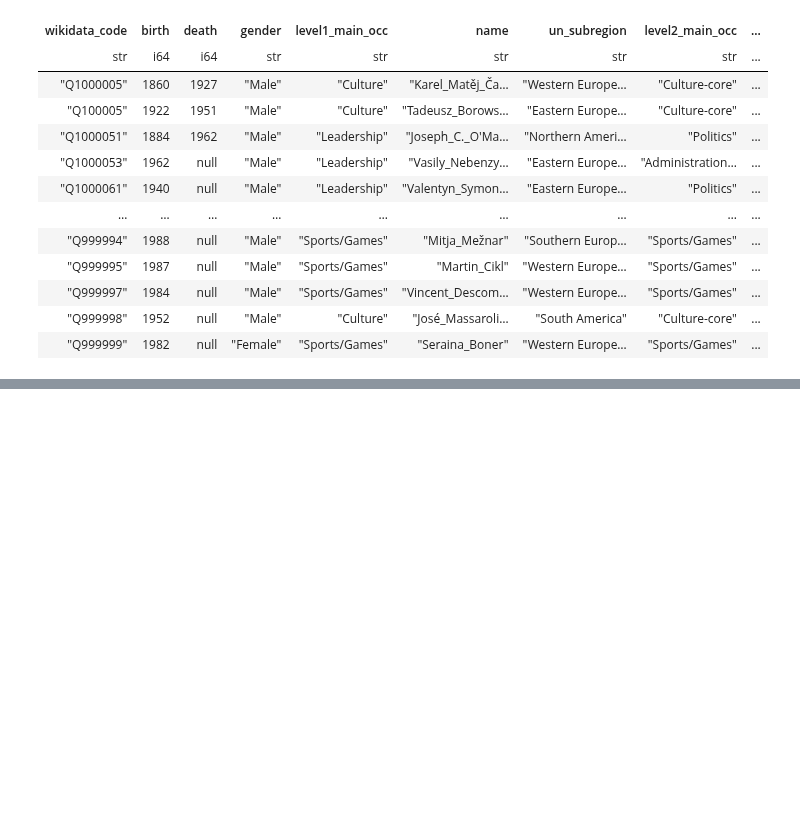
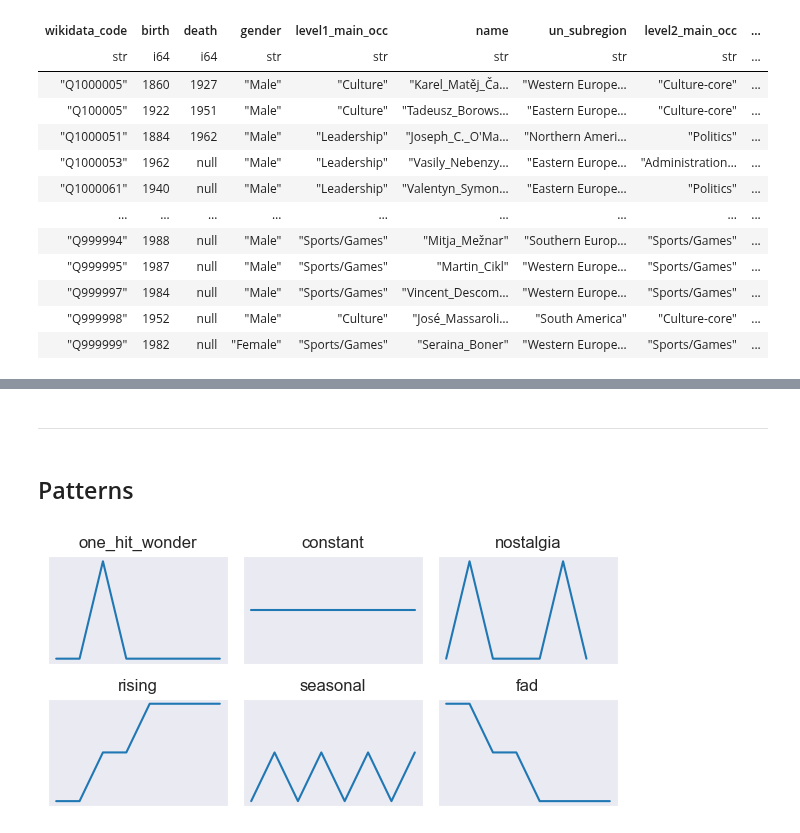
Before and after one commit to MNetanel/wikipedia-people-page-views-patterns, a Jupyter notebook: notebooks/03_sequences_analysis.ipynb, the cells around one changed output, grey strips where cells are left out. Drawn from its saved outputs; the diff is of its cells as text; code cells hidden in the pictures; blank space fills up the shorter version.

Commit message:
Add beginning of pattern classification

```diff
--- a/notebooks/03_sequences_analysis.ipynb
+++ b/notebooks/03_sequences_analysis.ipynb
@@ -102,0 +495,24 @@ plt.show()
+# %% [markdown]
+----
+# %% [markdown]
+## Patterns
+# %%
+import seaborn as sns
+patterns = {
+    'one_hit_wonder': [0, 0, 2, 0, 0, 0, 0, 0],
+    'constant': [1, 1, 1, 1, 1, 1, 1, 1],
+    'nostalgia': [0, 2, 0, 0, 0, 2, 0],
+    'rising': [0, 0, 1, 1, 2, 2, 2, 2],
+    'seasonal': [0, 1, 0, 1, 0, 1, 0, 1],
+    'fad': [2, 2, 1, 1, 0, 0, 0, 0],
+
+}
+
+fig, axs = plt.subplots(2, len(patterns) // 2, figsize=(len(patterns), 3), sharex=True, sharey=True)
+for (name, pattern), ax in zip(patterns.items(), axs.ravel()):
+    sns.lineplot(pattern, ax=ax)
+    ax.set(title=name, xticklabels='', yticklabels='')
+plt.tight_layout()
+plt.show()
+# %% [output]
+[figure, added]
```
Also changed, not shown: parts of 34 cells of this notebook, 1 other file.
